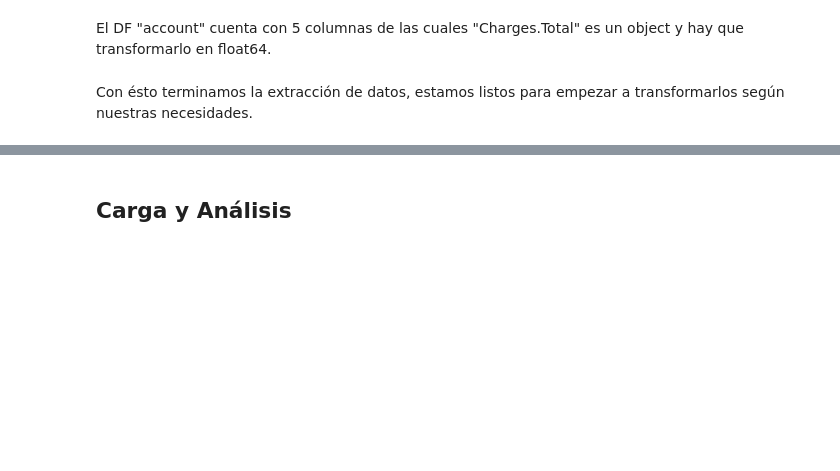
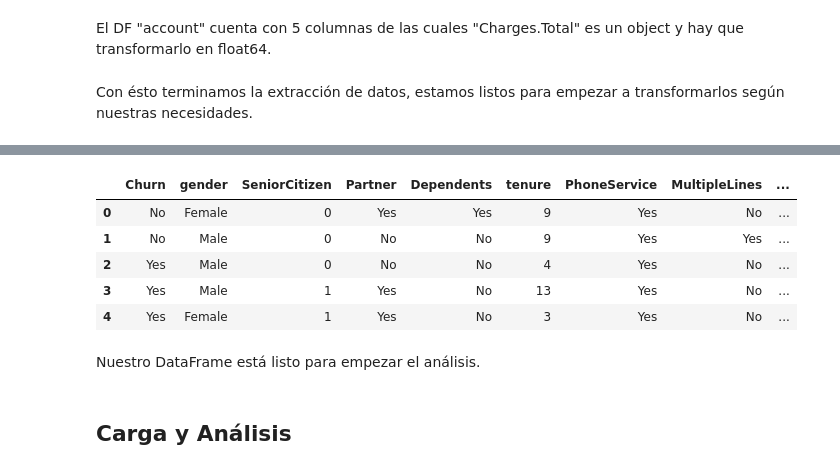
Before and after one commit to OscarLara/ChallengeTelecomX, a Jupyter notebook: ChallengeTelecomX.ipynb, the cells around one changed output, grey strips where cells are left out. Cells and saved outputs as stored; diff of their text form; code cells hidden in the pictures; blank space fills up the shorter version.

```diff
--- a/ChallengeTelecomX.ipynb
+++ b/ChallengeTelecomX.ipynb
@@ -190,0 +253,4 @@ Con ésto terminamos la extracción de datos, estamos listos para empezar a tran
+# %%
+# La celda pasada funcionó, por lo que podemos guardar la variable y volvemos a verificar el DataFrame.
+df["Charges.Total"] = df["Charges.Total"].replace(' ', np.nan).astype("float64")
+df.info()
@@ -191,3 +275,14 @@ Con ésto terminamos la extracción de datos, estamos listos para empezar a tran
+# %%
+df.head()
+# %% [output]
+|  | Churn | gender | SeniorCitizen | Partner | Dependents | tenure | PhoneService | MultipleLines | ... |
+| 0 | No | Female | 0 | Yes | Yes | 9 | Yes | No | ... |
+| 1 | No | Male | 0 | No | No | 9 | Yes | Yes | ... |
+| 2 | Yes | Male | 0 | No | No | 4 | Yes | No | ... |
+| 3 | Yes | Male | 1 | Yes | No | 13 | Yes | No | ... |
+| 4 | Yes | Female | 1 | Yes | No | 3 | Yes | No | ... |
+# %% [markdown]
+Nuestro DataFrame está listo para empezar el análisis.
 # %% [markdown]
 ## Carga y Análisis
 # %% [markdown]
```
Also changed, not shown: parts of 8 cells of this notebook.
